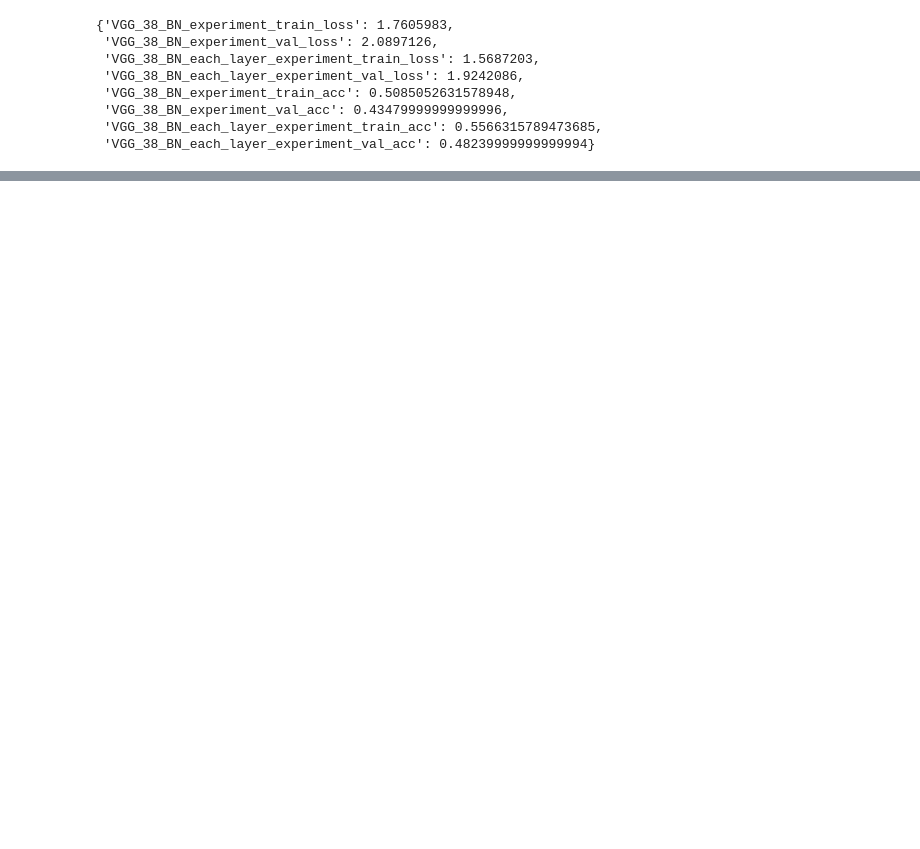
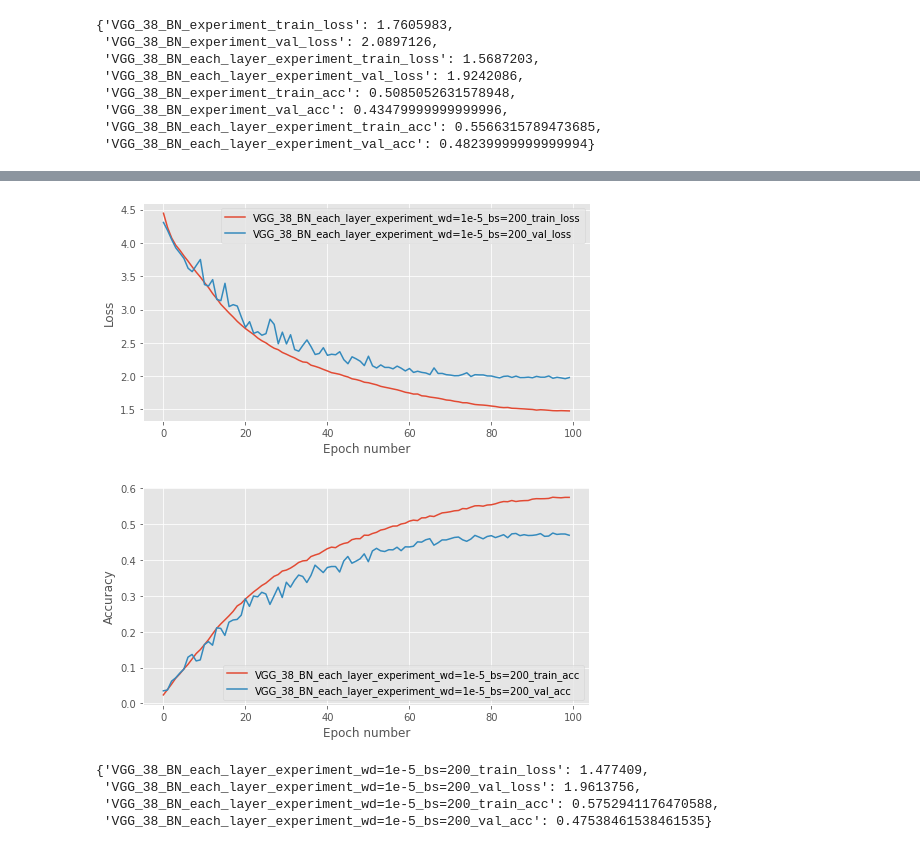
Before and after one commit to vrambo8/mlpractical, a Jupyter notebook: notebooks/Plot_Results.ipynb, the cells around one changed output, grey strips where cells are left out. Cells and saved outputs as stored; diff of their text form; code cells hidden in the pictures; blank space fills up the shorter version.

```diff
--- a/notebooks/Plot_Results.ipynb
+++ b/notebooks/Plot_Results.ipynb
@@ -155,0 +187,12 @@ test (10000,)
+# %%
+stats = plot_result_graphs('bn_block_vs_bn_layer', result_dict, keys_to_plot=['VGG_38_BN_each_layer_experiment_wd=1e-5_bs=200'])
+# %% [output]
+[figure, added]
+[figure, added]
+# %%
+stats
+# %% [output]
+{'VGG_38_BN_each_layer_experiment_wd=1e-5_bs=200_train_loss': 1.477409,
+ 'VGG_38_BN_each_layer_experiment_wd=1e-5_bs=200_val_loss': 1.9613756,
+ 'VGG_38_BN_each_layer_experiment_wd=1e-5_bs=200_train_acc': 0.5752941176470588,
+ 'VGG_38_BN_each_layer_experiment_wd=1e-5_bs=200_val_acc': 0.47538461538461535}
```
Also changed, not shown: parts of 10 cells of this notebook, 5 other files.
